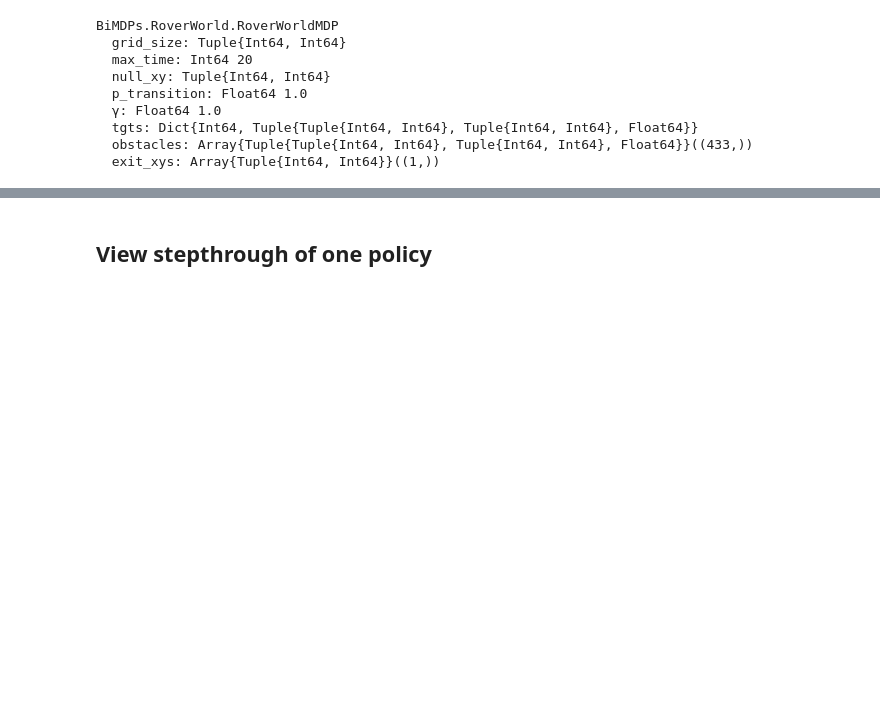
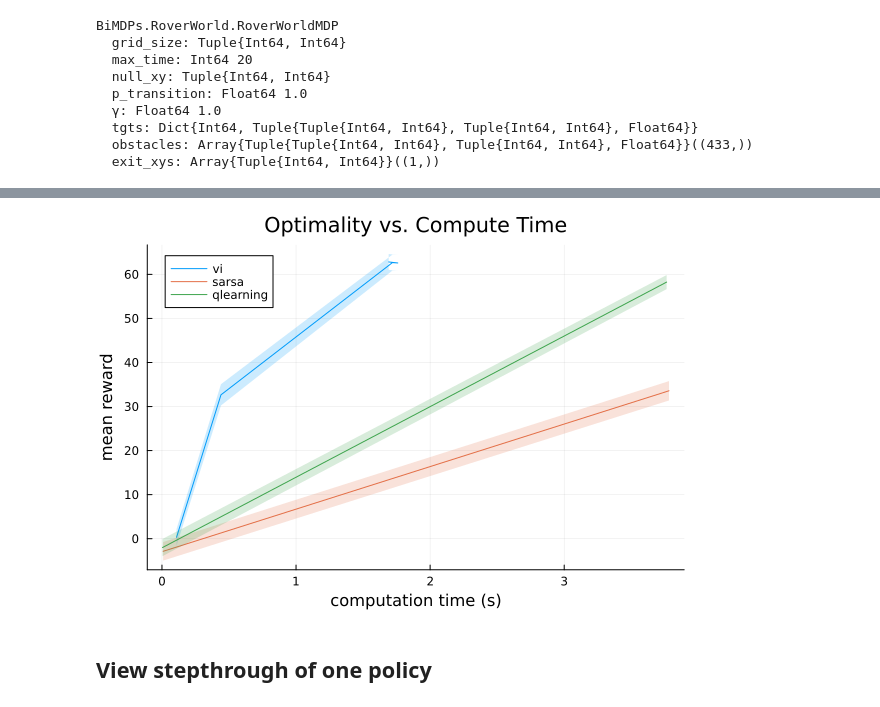
Before and after one commit to somritabanerjee/BiMDPs.jl, a Jupyter notebook: notebooks/RoverWorld.ipynb, the cells around one changed output, grey strips where cells are left out. Cells and saved outputs as stored; diff of their text form; code cells hidden in the pictures; blank space fills up the shorter version.

Commit message:
Add plot of computation time vs optimality

```diff
--- a/notebooks/RoverWorld.ipynb
+++ b/notebooks/RoverWorld.ipynb
@@ -75,0 +78,2 @@ window = 166
+# %%
+results = RoverWorld.optimality_vs_compute(rgw, [("vi", [1, 5, 50, 100, 150], 500), ("qlearning", [50,50000], 500), ("sarsa", [50,50000], 500)])
@@ -76,3 +103,7 @@ window = 166
+# %%
+RoverWorld.plot_optimality_vs_compute(results, dir = dir)
+# %% [output]
+[figure, added]
 # %% [markdown]
 ## View stepthrough of one policy
 # %%
```
Also changed, not shown: parts of 7 cells of this notebook, 3 other files.
